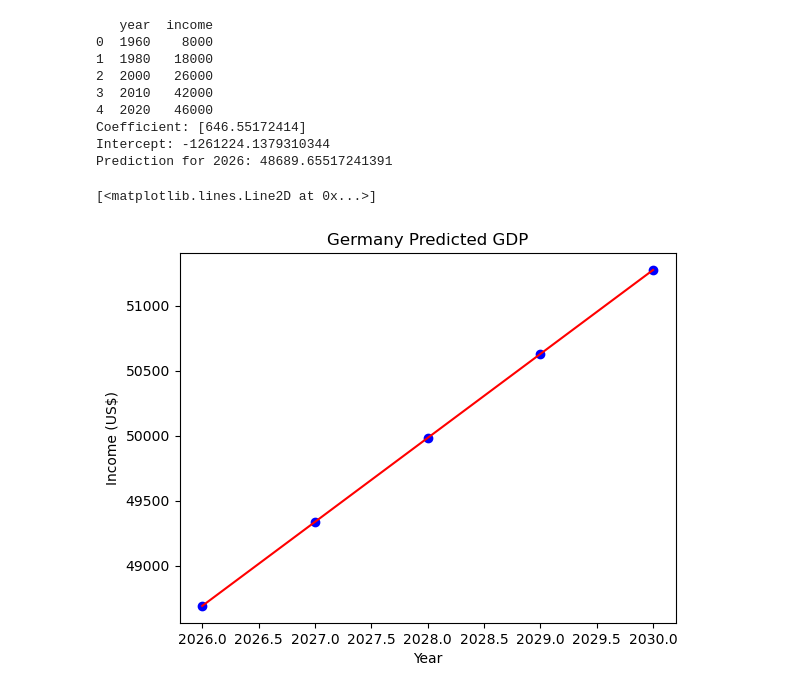
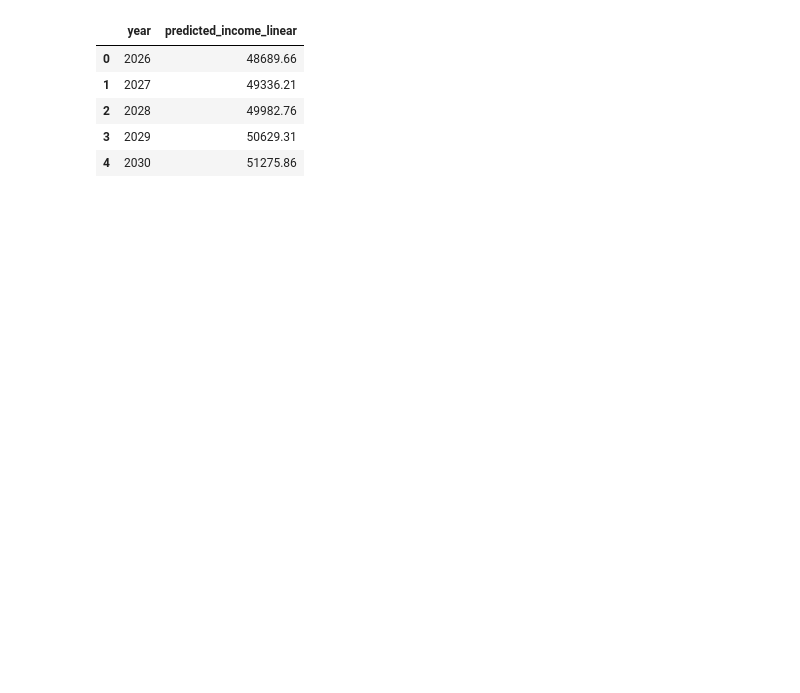
Before and after one commit to MalihaaRaja/germany-gdp-regression, a Jupyter notebook: notebooks/germany_gdp_prediction.ipynb, the cells around one changed output. Saved outputs shown, nothing was run; the diff lists cells and outputs as text; code cells hidden in the pictures; blank space fills up the shorter version.

```diff
--- a/notebooks/germany_gdp_prediction.ipynb
+++ b/notebooks/germany_gdp_prediction.ipynb
@@ -24,31 +60,15 @@ plot.scatter(df.year, df.income)
 # %%
-df = pd.read_csv("../data/germany_gdp_percapita_after_1960.csv")
-print(df)
-reg=linear_model.LinearRegression()
-reg.fit(df[['year']],df.income)
-
-print("Coefficient:", reg.coef_)
-print("Intercept:", reg.intercept_)
-
-future_years = list(range(2026, 2031))  # 2021 to 2030
-future_df = pd.DataFrame({'year': future_years})
-p=reg.predict(future_df)
-print("Prediction for 2026:", reg.predict([[2026]])[0])
-
-plot.xlabel('Year')
-plot.ylabel('Income (US$)')
-plot.title('Germany Predicted GDP')
-plot.scatter(future_df.year, p, color='blue')   # scatter points
-plot.plot(future_df.year, p, color='red')  # regression line
+# Cell: save predictions CSV (2026–2030)
+years = np.arange(2026, 2031)
+preds = model.predict(years.reshape(-1, 1))
+out = pd.DataFrame({"year": years, "predicted_income_linear": np.round(preds, 2)})
+out_path = os.path.join(DATA, "predictions_2026_2030.csv")
+out.to_csv(out_path, index=False)
+out
 # %% [output]
-   year  income
-0  1960    8000
-1  1980   18000
-2  2000   26000
-3  2010   42000
-4  2020   46000
-Coefficient: [646.55172414]
-Intercept: -1261224.1379310344
-Prediction for 2026: 48689.65517241391
-[<matplotlib.lines.Line2D at 0x...>]
-[figure, removed]
+|  | year | predicted_income_linear |
+| 0 | 2026 | 48689.66 |
+| 1 | 2027 | 49336.21 |
+| 2 | 2028 | 49982.76 |
+| 3 | 2029 | 50629.31 |
+| 4 | 2030 | 51275.86 |
```
Also changed, not shown: parts of 3 cells of this notebook, 3 other files.
